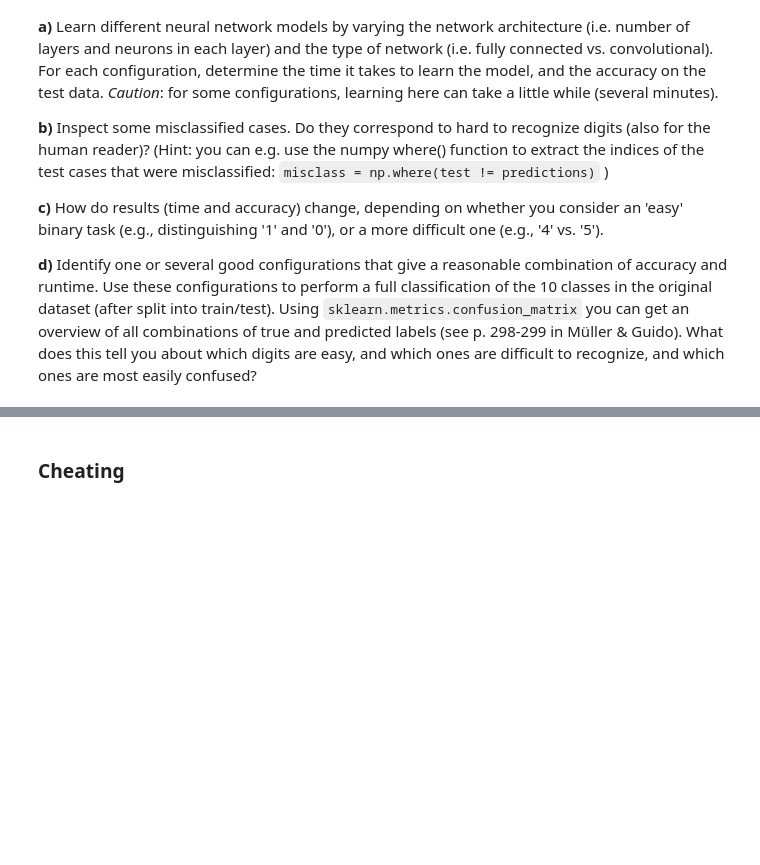
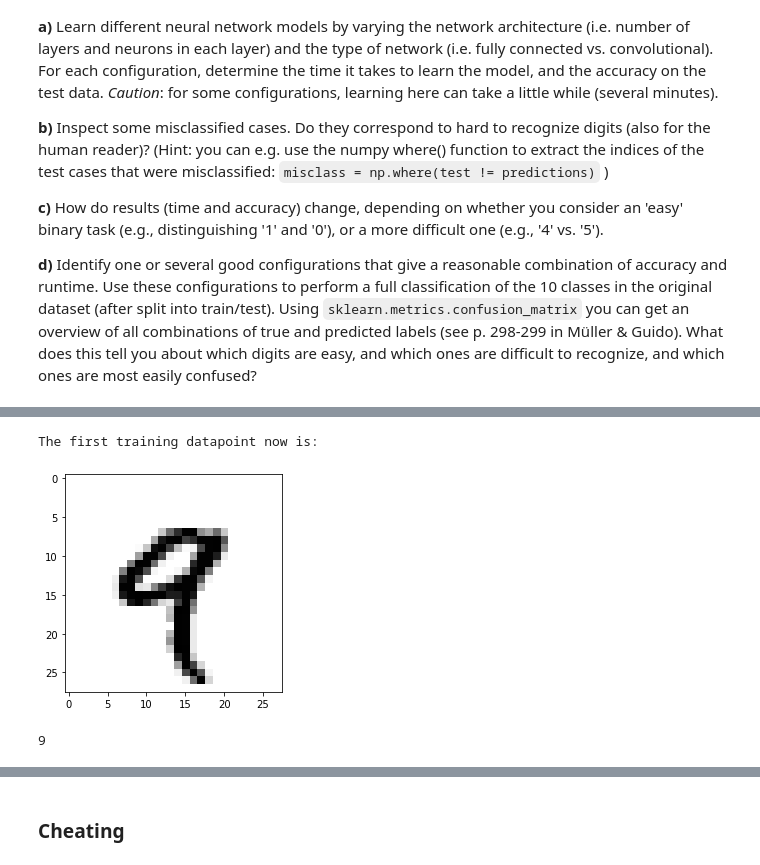
Before and after one commit to Mincoslav/MAL-Assignment, a Jupyter notebook: Assignment2.ipynb, the cells around one changed output, grey strips where cells are left out. Cells and saved outputs as stored; diff of their text form; code cells hidden in the pictures; blank space fills up the shorter version.

```diff
--- a/Assignment2.ipynb
+++ b/Assignment2.ipynb
@@ -376,0 +426,18 @@ The first training datapoint now is:
+# %%
+# hard task
+digit6=6
+digit9=9
+x_bin_train69=x_train[np.logical_or(y_train==digit6,y_train==digit9)]
+y_bin_train69=y_train[np.logical_or(y_train==digit6,y_train==digit9)]
+
+x_bin_test69=x_test[np.logical_or(y_test==digit6,y_test==digit9)]
+y_bin_test69=y_test[np.logical_or(y_test==digit6,y_test==digit9)]
+
+print("The first training datapoint now is: \n")
+plt.imshow(x_bin_train69[0],cmap=plt.cm.gray_r)
+plt.show()
+print(y_bin_train69[0])
+# %% [output]
+The first training datapoint now is:
+[figure, added]
+9
```
Also changed, not shown: parts of 22 cells of this notebook, 1 other file.
